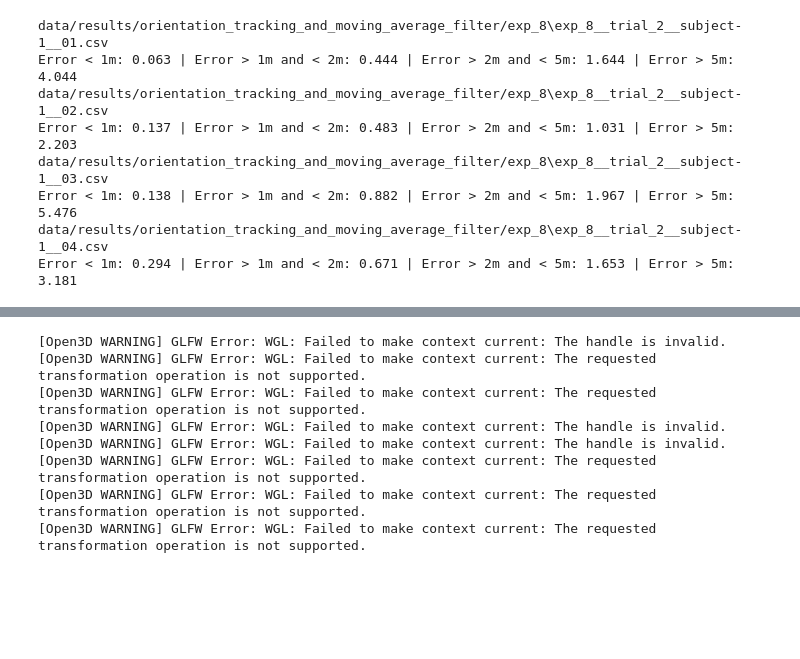
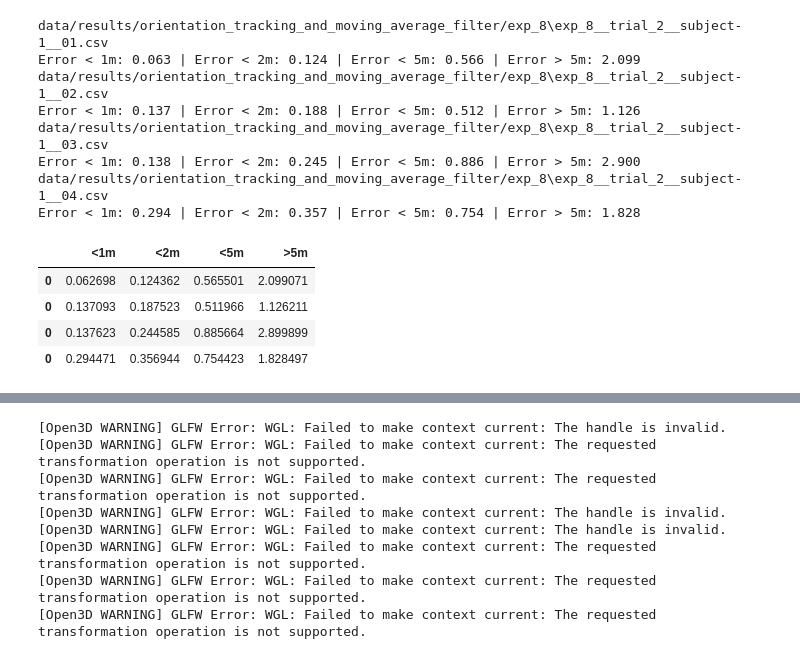
Before and after one commit to localization-as-a-service/local-registration, a Jupyter notebook: imu_result_analysis.ipynb, the cells around one changed output, grey strips where cells are left out. Saved outputs shown, nothing was run; the diff lists cells and outputs as text; code cells hidden in the pictures; blank space fills up the shorter version.

```diff
--- a/imu_result_analysis.ipynb
+++ b/imu_result_analysis.ipynb
@@ -15,6 +11,8 @@ result_dir = "data/results/orientation_tracking_and_moving_average_filter/exp_8"
 
 result_files = glob.glob(os.path.join(result_dir, "*.csv"))
 # %%
+error_df = pd.DataFrame(columns=["<1m", "<2m", "<5m", ">5m"])
+
 for result_file in result_files:
     print(result_file)
     result = pd.read_csv(result_file)
@@ -23,11 +21,14 @@ for result_file in result_files:
     result.loc[:, "total_distance"] = result.apply(lambda x: np.linalg.norm(np.asarray(x[1:4])), axis=1)
 
     e1 = result[result.total_distance < 1]["error"].mean()
-    e2 = result[(result.total_distance > 1) & (result.total_distance < 2)]["error"].mean()
-    e3 = result[(result.total_distance > 2) & (result.total_distance < 5)]["error"].mean()
-    e4 = result[result.total_distance > 5]["error"].mean()
+    e2 = result[result.total_distance < 2]["error"].mean()
+    e3 = result[result.total_distance < 5]["error"].mean()
+    e4 = result["error"].mean()
+    # e4 = result[result.total_distance > 5]["error"].mean()
 
-    print(f"Error < 1m: {e1:.3f}", f"Error > 1m and < 2m: {e2:.3f}", f"Error > 2m and < 5m: {e3:.3f}", f"Error > 5m: {e4:.3f}", sep=" | ")
+    error_df = pd.concat([error_df, pd.DataFrame([[e1, e2, e3, e4]], columns=["<1m", "<2m", "<5m", ">5m"])])
+
+    print(f"Error < 1m: {e1:.3f}", f"Error < 2m: {e2:.3f}", f"Error < 5m: {e3:.3f}", f"Error > 5m: {e4:.3f}", sep=" | ")
 
     # e1 = result[result.elapsed_time < 5000]["error"].mean()
     # e2 = result[(result.elapsed_time > 5000) & (result.elapsed_time < 10000)]["error"].mean()
@@ -36,10 +37,18 @@ for result_file in result_files:
     # print(f"Elapsed time < 5000: {e1:.3f}", f"Elapsed time > 5000 and < 10000: {e2:.3f}", f"Elapsed time > 10000: {e3:.3f}", sep=" | ")
 # %% [output]
 data/results/orientation_tracking_and_moving_average_filter/exp_8\exp_8__trial_2__subject-1__01.csv
-Error < 1m: 0.063 | Error > 1m and < 2m: 0.444 | Error > 2m and < 5m: 1.644 | Error > 5m: 4.044
+Error < 1m: 0.063 | Error < 2m: 0.124 | Error < 5m: 0.566 | Error > 5m: 2.099
 data/results/orientation_tracking_and_moving_average_filter/exp_8\exp_8__trial_2__subject-1__02.csv
-Error < 1m: 0.137 | Error > 1m and < 2m: 0.483 | Error > 2m and < 5m: 1.031 | Error > 5m: 2.203
+Error < 1m: 0.137 | Error < 2m: 0.188 | Error < 5m: 0.512 | Error > 5m: 1.126
 data/results/orientation_tracking_and_moving_average_filter/exp_8\exp_8__trial_2__subject-1__03.csv
-Error < 1m: 0.138 | Error > 1m and < 2m: 0.882 | Error > 2m and < 5m: 1.967 | Error > 5m: 5.476
+Error < 1m: 0.138 | Error < 2m: 0.245 | Error < 5m: 0.886 | Error > 5m: 2.900
 data/results/orientation_tracking_and_moving_average_filter/exp_8\exp_8__trial_2__subject-1__04.csv
-Error < 1m: 0.294 | Error > 1m and < 2m: 0.671 | Error > 2m and < 5m: 1.653 | Error > 5m: 3.181
+Error < 1m: 0.294 | Error < 2m: 0.357 | Error < 5m: 0.754 | Error > 5m: 1.828
+# %%
+error_df
+# %% [output]
+|  | <1m | <2m | <5m | >5m |
+| 0 | 0.062698 | 0.124362 | 0.565501 | 2.099071 |
+| 0 | 0.137093 | 0.187523 | 0.511966 | 1.126211 |
+| 0 | 0.137623 | 0.244585 | 0.885664 | 2.899899 |
+| 0 | 0.294471 | 0.356944 | 0.754423 | 1.828497 |
```
Also changed, not shown: parts of 4 cells of this notebook, 8 other files.
